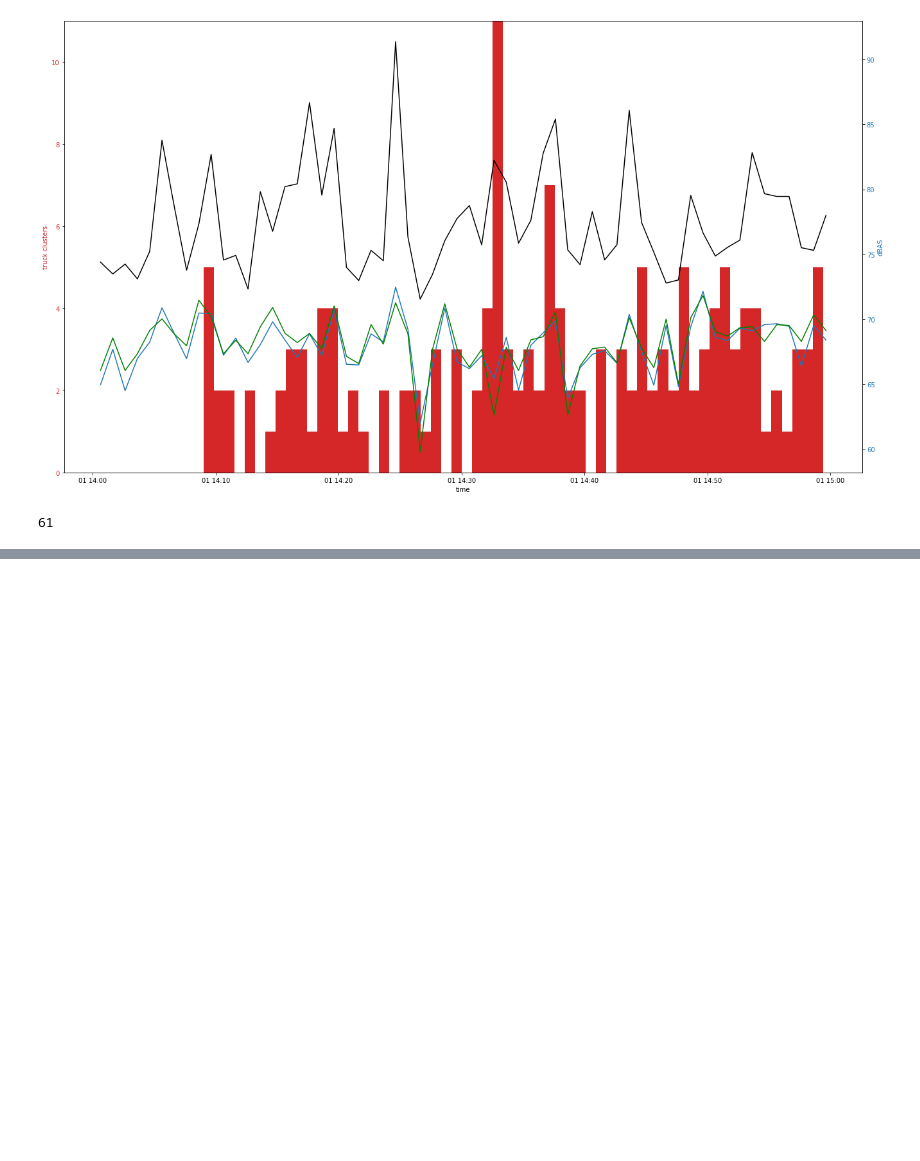
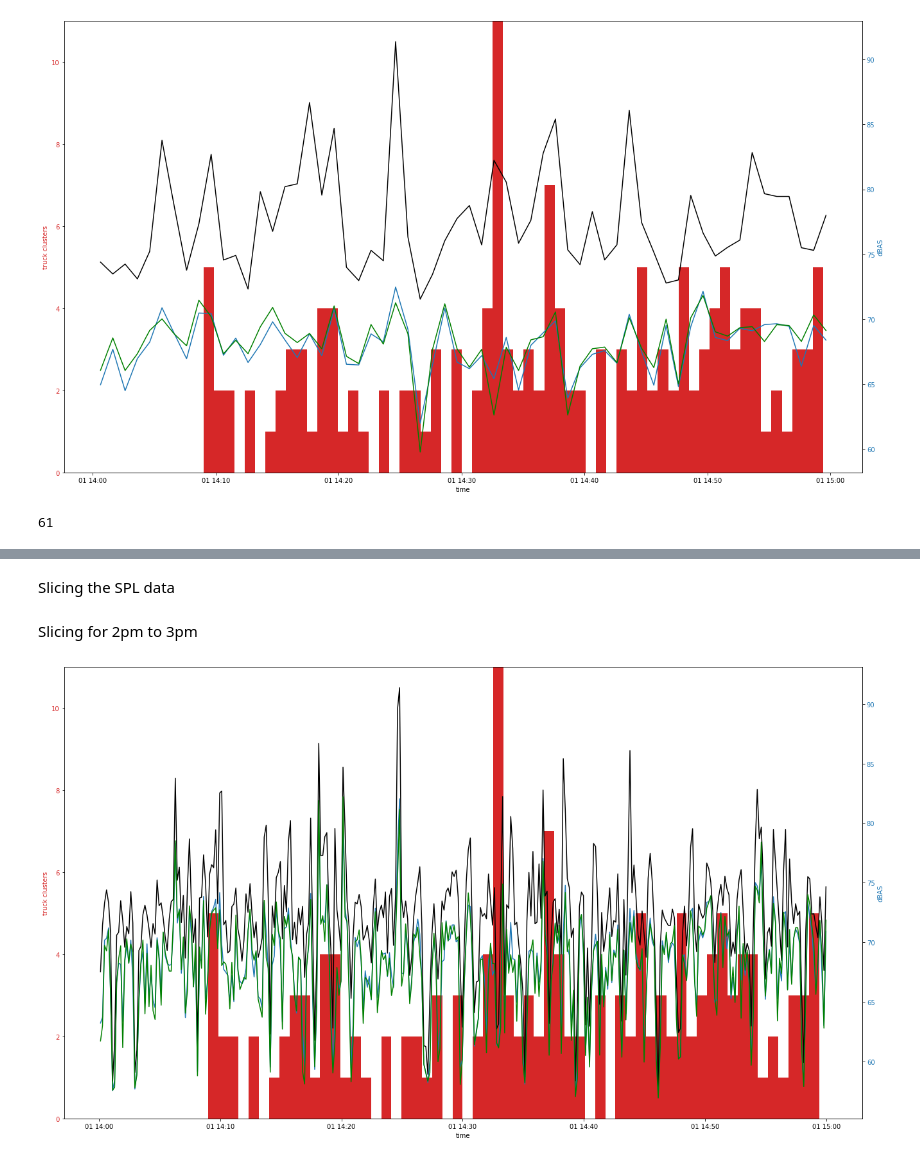
Before and after one commit to marin-hyatt/public-redhook-analysis, a Jupyter notebook: Truck_Analysis.ipynb, the cells around one changed output, grey strips where cells are left out. Cells and saved outputs as stored; diff of their text form; code cells hidden in the pictures; blank space fills up the shorter version.

```diff
--- a/Truck_Analysis.ipynb
+++ b/Truck_Analysis.ipynb
@@ -507,0 +542,10 @@ len(hour_bins)
+# %%
+ten_sec_dBAS_median = np.empty(int(len(time_arr)/10))
+# %%
+step = 10
+i = 0
+count = 0
+while i < len(time_arr):
+    ten_sec_dBAS_median[count] = np.median(dBAS_arr[i:i+step])
+    i += step
+    count += 1
@@ -507,0 +585,12 @@ len(hour_bins)
+# %% [markdown]
+Slicing the SPL data
+# %% [markdown]
+Slicing for 2pm to 3pm
+# %%
+ten_sec_time_arr_hour_mask = \
+get_time_mask(datetime.datetime(2019, 6, 1, 14), datetime.datetime(2019, 6, 1, 15), naive_ten_sec_time_arr_np)
+# %%
+ten_sec_time_arr_hour = ten_sec_time_arr[ten_sec_time_arr_hour_mask]
+ten_sec_dBAS_arr_hour = ten_sec_dBAS_arr[ten_sec_time_arr_hour_mask]
+ten_sec_dBAS_max_hour = ten_sec_dBAS_max[ten_sec_time_arr_hour_mask]
+ten_sec_dBAS_median_hour = ten_sec_dBAS_median[ten_sec_time_arr_hour_mask]
@@ -507,0 +601,6 @@ len(hour_bins)
+# %%
+plot_truck_clusters(64, b827ebc178d2_transformed[hour_mask], projected_45[index], \
+                          b827ebc178d2_timestamps_dt_hour, ten_sec_time_arr_hour, ten_sec_dBAS_arr_hour, \
+                          ten_sec_dBAS_max_hour, ten_sec_dBAS_median_hour, hour_bins, truck_clusters)
+# %% [output]
+[figure, added]
```
Also changed, not shown: parts of 21 cells of this notebook.
